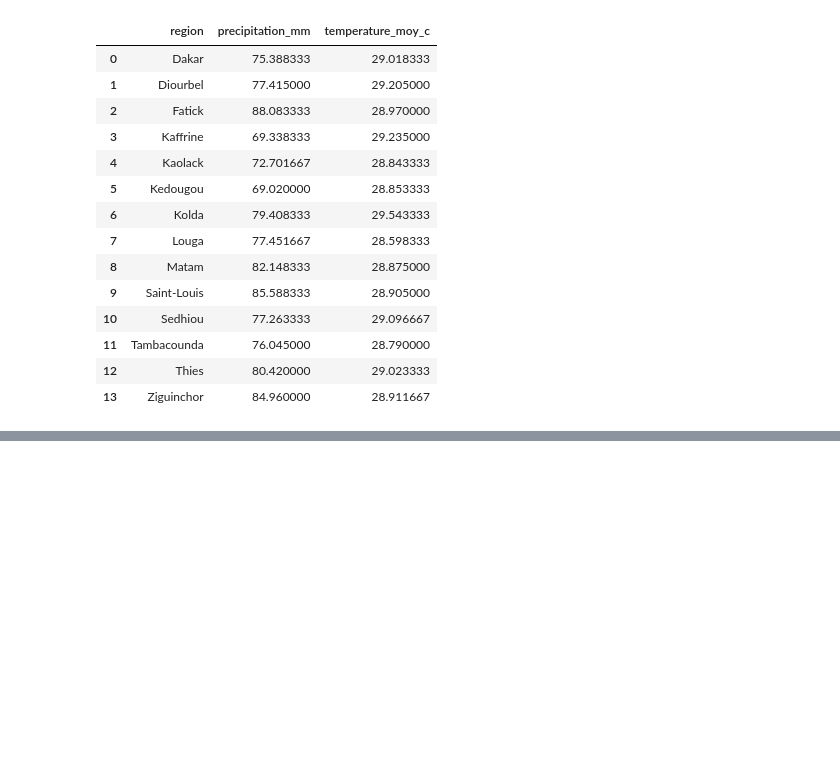
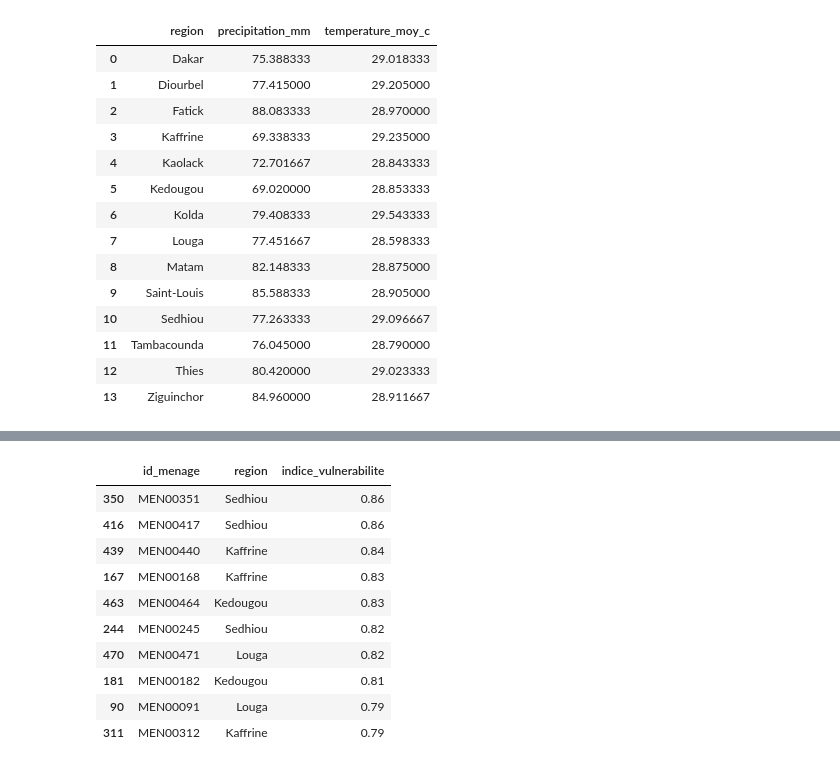
Before and after one commit to papefodesoumare/clim-data-senegal, a Jupyter notebook: notebooks/01_generation_donnees_fictives.ipynb.ipynb, the cells around one changed output, grey strips where cells are left out. Saved outputs shown, nothing was run; the diff lists cells and outputs as text; code cells hidden in the pictures; blank space fills up the shorter version.

```diff
--- a/notebooks/01_generation_donnees_fictives.ipynb.ipynb
+++ b/notebooks/01_generation_donnees_fictives.ipynb.ipynb
@@ -239,0 +302,37 @@ climat_moyen_region
+# %%
+# On calcule le score d'EXPOSITION
+# Plus la précipitation est basse ET le NDVI est bas, plus l'exposition est forte
+# (1 - precipitation_norm) inverse l'échelle : une faible pluie donne un score élevé
+score_exposition = (1 - df_final["precipitation_norm"]) * 0.5 + (1 - df_final["ndvi_norm"]) * 0.5
+
+# On calcule le score de SENSIBILITÉ
+# depend_pluie vaut déjà 0 ou 1, donc pas besoin de le normaliser
+# (1 - superficie_norm) : une petite superficie = plus sensible
+score_sensibilite = df_final["depend_pluie"] * 0.5 + (1 - df_final["superficie_norm"]) * 0.5
+
+# On calcule le score de CAPACITÉ D'ADAPTATION
+# acces_eau_potable vaut déjà 0 ou 1
+score_adaptation = df_final["acces_eau_potable"] * 0.5 + df_final["revenu_norm"] * 0.5
+
+# On combine tout : exposition + sensibilité, MOINS la capacité d'adaptation
+# (une bonne capacité d'adaptation RÉDUIT la vulnérabilité)
+df_final["indice_vulnerabilite"] = (score_exposition * 0.4 + score_sensibilite * 0.3
+                                      + (1 - score_adaptation) * 0.3)
+
+# On arrondit à 2 décimales pour que ce soit plus lisible
+df_final["indice_vulnerabilite"] = round(df_final["indice_vulnerabilite"], 2)
+
+# On affiche les ménages les plus vulnérables en premier
+df_final.sort_values("indice_vulnerabilite", ascending=False)[["id_menage", "region", "indice_vulnerabilite"]].head(10)
+# %% [output]
+|  | id_menage | region | indice_vulnerabilite |
+| 350 | MEN00351 | Sedhiou | 0.86 |
+| 416 | MEN00417 | Sedhiou | 0.86 |
+| 439 | MEN00440 | Kaffrine | 0.84 |
+| 167 | MEN00168 | Kaffrine | 0.83 |
+| 463 | MEN00464 | Kedougou | 0.83 |
+| 244 | MEN00245 | Sedhiou | 0.82 |
+| 470 | MEN00471 | Louga | 0.82 |
+| 181 | MEN00182 | Kedougou | 0.81 |
+| 90 | MEN00091 | Louga | 0.79 |
+| 311 | MEN00312 | Kaffrine | 0.79 |
```
Also changed, not shown: parts of 4 cells of this notebook, 1 other file.
